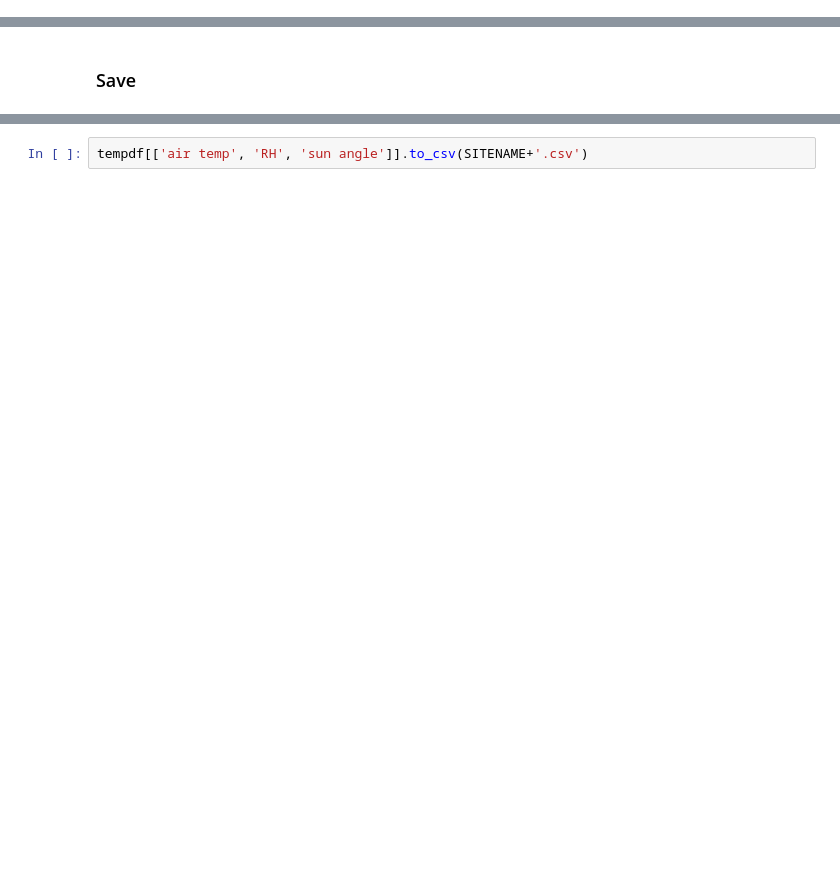
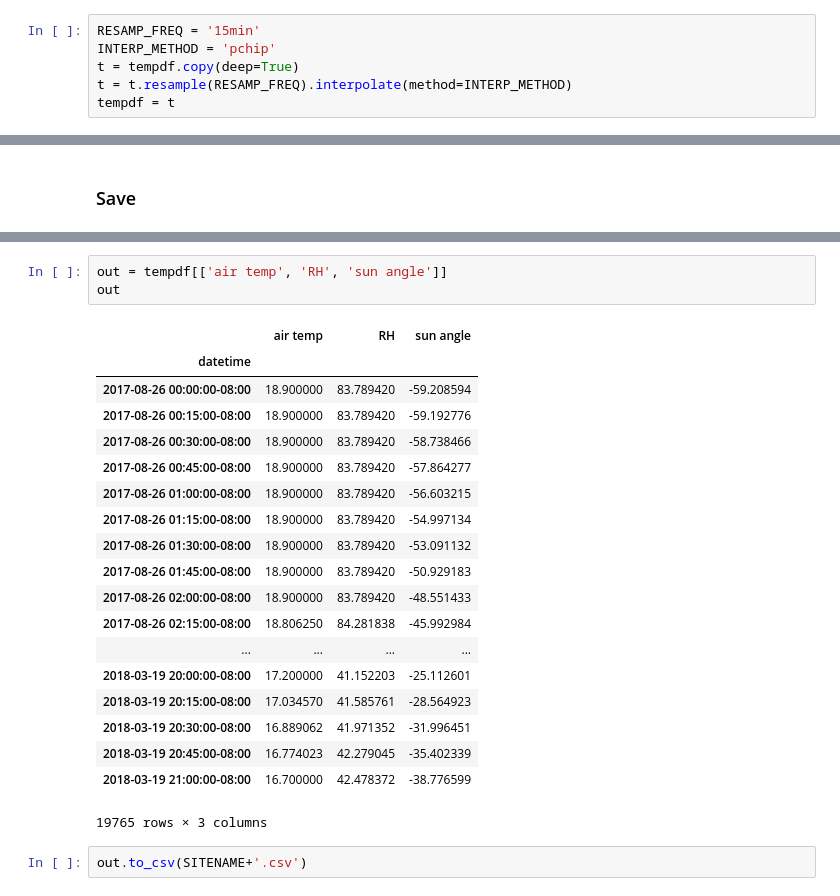
Before and after one commit to travc/chamber_control, a Jupyter notebook: Weather_data_processing.ipynb, the cells around one changed output, grey strips where cells are left out. Drawn from its saved outputs; the diff is of its cells as text; blank space fills up the shorter version.

```diff
--- a/Weather_data_processing.ipynb
+++ b/Weather_data_processing.ipynb
@@ -368,0 +388,6 @@ tempdf.index.name = 'datetime'
+# %%
+RESAMP_FREQ = '15min'
+INTERP_METHOD = 'pchip'
+t = tempdf.copy(deep=True)
+t = t.resample(RESAMP_FREQ).interpolate(method=INTERP_METHOD)
+tempdf = t
@@ -479,4 +536,27 @@ display(station_info)
 | 18819 | 722880 | 99999 | BURBANK/GLENDALE | US | CA | KBUR | +34.200 | -118.350 | +0236.0 | 20000101 | ... |
 | 29344 | 999999 | 23152 | HOLLYWOOD BURBANK ARPT | US | CA | KBUR | +34.201 | -118.358 | +0223.1 | 19480101 | ... |
 # %%
-tempdf[['air temp', 'RH', 'sun angle']].to_csv(SITENAME+'.csv')
+out = tempdf[['air temp', 'RH', 'sun angle']]
+out
+# %% [output]
+|  | air temp | RH | sun angle |
+| datetime |  |  |  |
+| 2017-08-26 00:00:00-08:00 | 18.900000 | 83.789420 | -59.208594 |
+| 2017-08-26 00:15:00-08:00 | 18.900000 | 83.789420 | -59.192776 |
+| 2017-08-26 00:30:00-08:00 | 18.900000 | 83.789420 | -58.738466 |
+| 2017-08-26 00:45:00-08:00 | 18.900000 | 83.789420 | -57.864277 |
+| 2017-08-26 01:00:00-08:00 | 18.900000 | 83.789420 | -56.603215 |
+| 2017-08-26 01:15:00-08:00 | 18.900000 | 83.789420 | -54.997134 |
+| 2017-08-26 01:30:00-08:00 | 18.900000 | 83.789420 | -53.091132 |
+| 2017-08-26 01:45:00-08:00 | 18.900000 | 83.789420 | -50.929183 |
+| 2017-08-26 02:00:00-08:00 | 18.900000 | 83.789420 | -48.551433 |
+| 2017-08-26 02:15:00-08:00 | 18.806250 | 84.281838 | -45.992984 |
+| ... | ... | ... | ... |
+| 2018-03-19 20:00:00-08:00 | 17.200000 | 41.152203 | -25.112601 |
+| 2018-03-19 20:15:00-08:00 | 17.034570 | 41.585761 | -28.564923 |
+| 2018-03-19 20:30:00-08:00 | 16.889062 | 41.971352 | -31.996451 |
+| 2018-03-19 20:45:00-08:00 | 16.774023 | 42.279045 | -35.402339 |
+| 2018-03-19 21:00:00-08:00 | 16.700000 | 42.478372 | -38.776599 |
+19765 rows × 3 columns
+# %%
+out.to_csv(SITENAME+'.csv')
```
Also changed, not shown: parts of 11 cells of this notebook, 3 other files.
